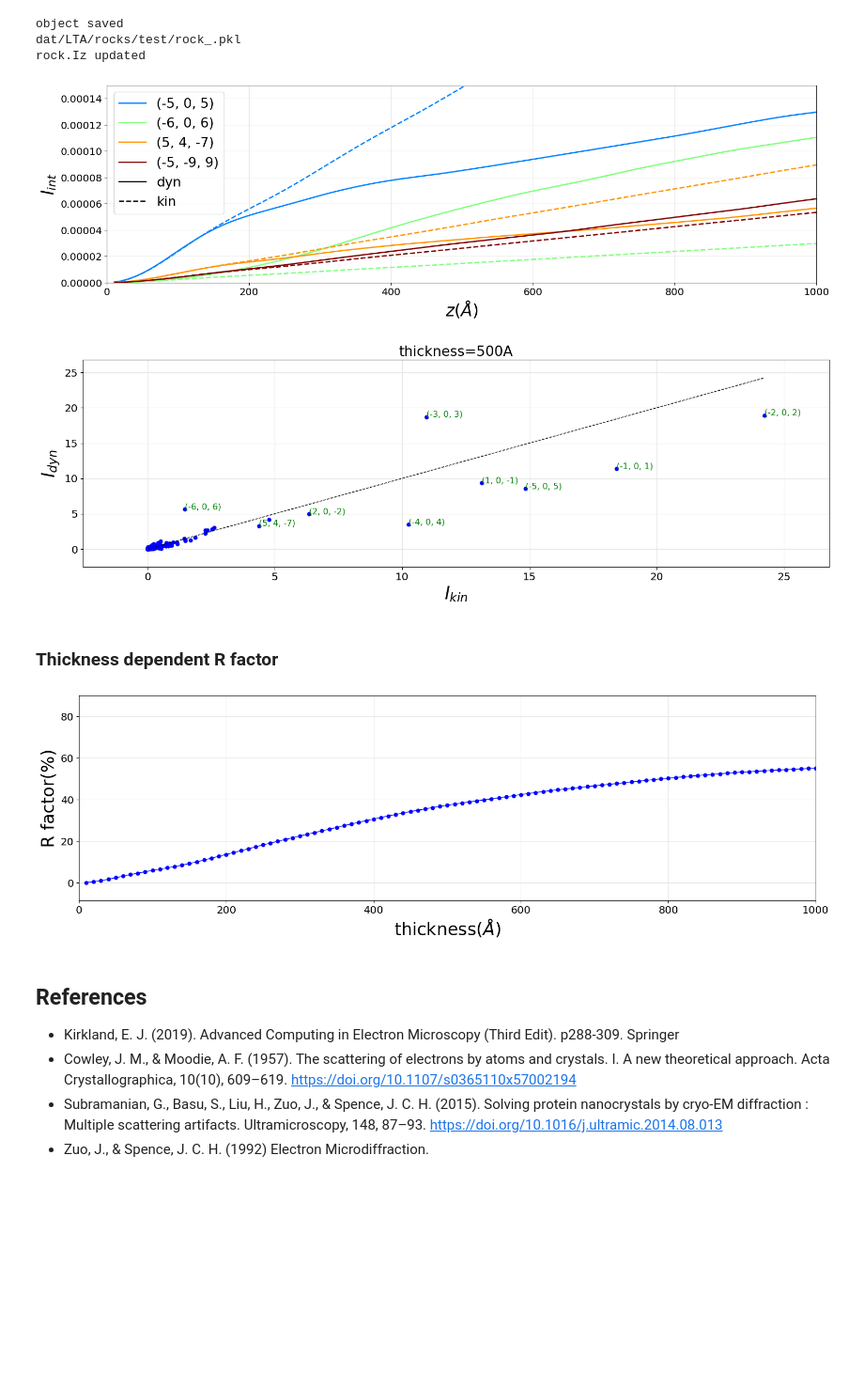
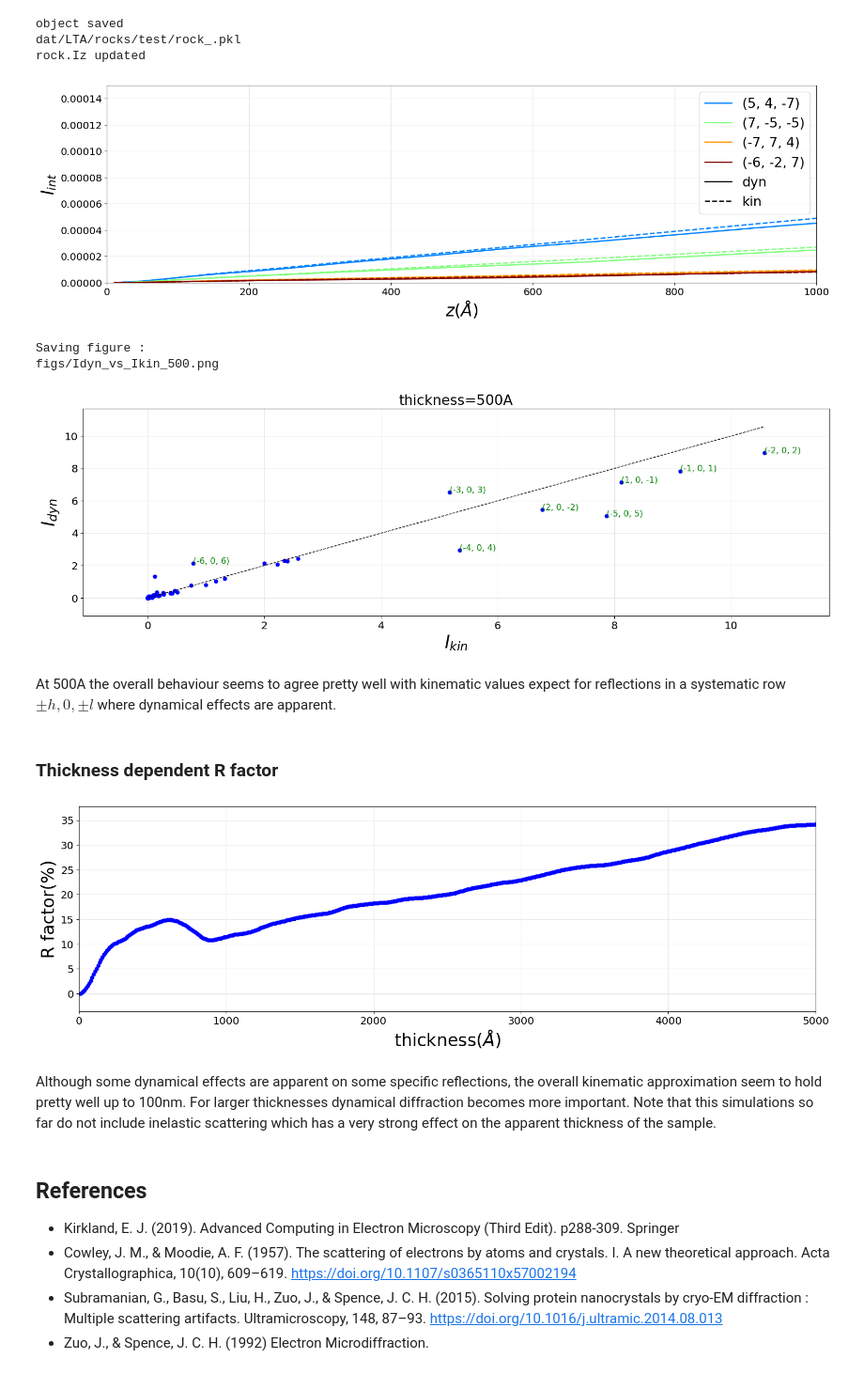
Before and after one commit to ccp4/ED_studies, a Jupyter notebook: Feb2024_PisaWorshop/demo/dynamical_simulation.ipynb, the cells around one changed output. Shown at 94% size. Saved outputs shown, nothing was run; the diff lists cells and outputs as text; code cells hidden in the pictures; blank space fills up the shorter version.

```diff
--- a/Feb2024_PisaWorshop/demo/dynamical_simulation.ipynb
+++ b/Feb2024_PisaWorshop/demo/dynamical_simulation.ipynb
@@ -612,12 +593,13 @@ object saved
 dat/LTA/rocks/test/rock_.pkl
 rock.Iz updated
 # %%
+name='test'
 rock=ut.load_pkl('dat/LTA/rocks/%s/rock_.pkl' %name)
 hklf = rock.beams.loc[rock.beams.Imax>1e-3].sort_values('Imax',ascending=False).index[:20]
 plot_integrated(rock,hklf[:4],lw=2,cm='jet',kin=True,opt='',figsize=figs,
                xylims=[0,1000,0,0.00015]);
 # %% [output]
-[figure, old version]
+[figure, new version]
 # %%
 ###gathering intensities for all frames for a selection of beams at a given thickness
 hklf = rock.beams.index.tolist()#get_full_refl(Swm=0.045)
@@ -635,18 +617,23 @@ scale = 1e5
 Imax  = df.Ikins.max()*scale
 plts  = [[df.Ikins*scale,df.Idyns*scale,'bo','']]
 plts  += [[[0,Imax],[0,Imax],'k--','']]
-fig,ax = dsp.stddisp(plts,title="thickness=%dA" %t,labs=['$I_{kin}$','$I_{dyn}$'],figsize=figs,opt='',
+fig,ax = dsp.stddisp(plts,title="thickness=%dA" %t,labs=['$I_{kin}$','$I_{dyn}$'],figsize=figs,opt='',name="figs/Idyn_vs_Ikin_500.png",
             );
 
 ## show some reflections
-df_hkls = df.loc[(df.rel>20) & (df.Idyns*scale>2)]
+df_hkls = df.loc[(df.rel>10) & (df.Idyns*scale>2)]
 for h,r in df_hkls.iterrows():
     x,y = r.Ikins*scale,r.Idyns*scale
     ax.annotate(h, xy=(x,y), color='g',xytext=(x,y),#ha=ha,
                 fontsize=12,
                 )
+dsp.saveFig("figs/Idyn_vs_Ikin_500.png",ax=ax)
 # %% [output]
+Saving figure :
+figs/Idyn_vs_Ikin_500.png
-[figure, old version]
+[figure, new version]
+# %% [markdown]
+At 500A the overall behaviour seems to agree pretty well with kinematic values expect for reflections in a systematic row $\pm h,0,\pm l$ where dynamical effects are apparent.
 # %% [markdown]
 ### Thickness dependent R factor
 # %%
@@ -664,10 +650,12 @@ for i,t in enumerate(thicks):
 # %%
 plts=[[thicks,Rfactors,'b-o','']]
 fig,ax = dsp.stddisp(plts,labs=['thickness($\AA$)','R factor(%)'],figsize=figs,opt='',
-         xylims=['x',0,1000],
+         xylims=['x',0,5000],name="figs/Rfactor.png",
         );
 # %% [output]
-[figure, old version]
+[figure, new version]
+# %% [markdown]
+Although some dynamical effects are apparent on some specific reflections, the overall kinematic approximation seem to hold pretty well up to 100nm. For larger thicknesses dynamical diffraction becomes more important. Note that this simulations so far do not include inelastic scattering which has a very strong effect on the apparent thickness of the sample.
 # %% [markdown]
 ## References
 
```
Also changed, not shown: parts of 30 cells of this notebook, 4 other files.
